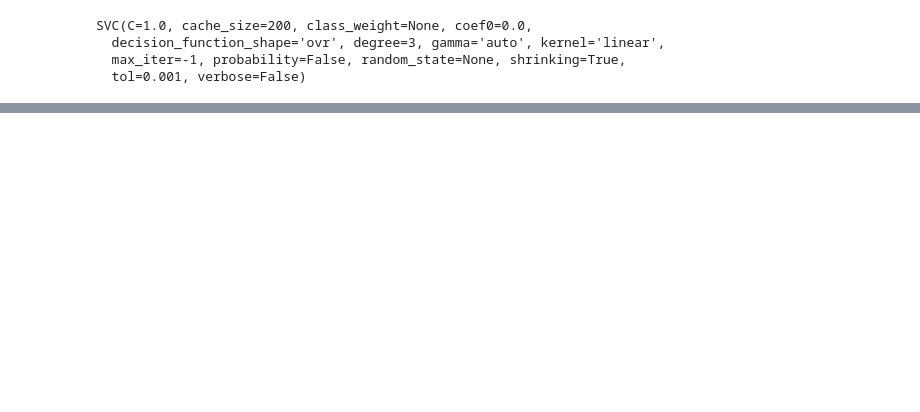
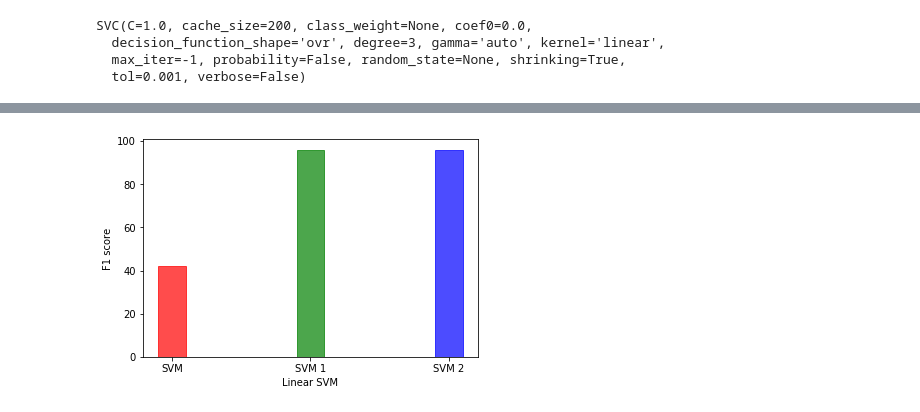
Before and after one commit to itaher1995/CS6220_Final_Project, a Jupyter notebook: FMA-Insights.ipynb, the cells around one changed output, grey strips where cells are left out. Saved outputs shown, nothing was run; the diff lists cells and outputs as text; code cells hidden in the pictures; blank space fills up the shorter version.

Commit message:
important update to GMM and final insights

```diff
--- a/FMA-Insights.ipynb
+++ b/FMA-Insights.ipynb
@@ -325,0 +179,21 @@ array([1, 0, 6, ..., 3, 0, 0], dtype=int32)
+# %%
+from pylab import rcParams
+#plt.rcdefaults()
+
+y_axis = ('SVM', 'SVM 1', 'SVM 2')
+y_pos = np.arange(len(y_axis))
+performance = [42,96,96]
+
+barlist = plt.bar(y_pos, performance, align='center', alpha=0.7, width=[0.2,0.2,0.2], label=['SVM (old grouping)', 'SVM 1 (new grouping based on k-Means)', 'SVM 2 (new grouping based on GMM)'])
+plt.xlabel('Linear SVM')
+plt.xticks(y_pos, y_axis)
+plt.ylabel('F1 score')
+#plt.title('Comparison of classification performance using old grouping of songs and new grouping of songs')
+rcParams['figure.figsize'] = 4,4
+barlist[0].set_color('r')
+barlist[1].set_color('g')
+barlist[2].set_color('b')
+#plt.legend()
+plt.show()
+# %% [output]
+[figure, added]
```
Also changed, not shown: parts of 47 cells of this notebook, 2 other files.
